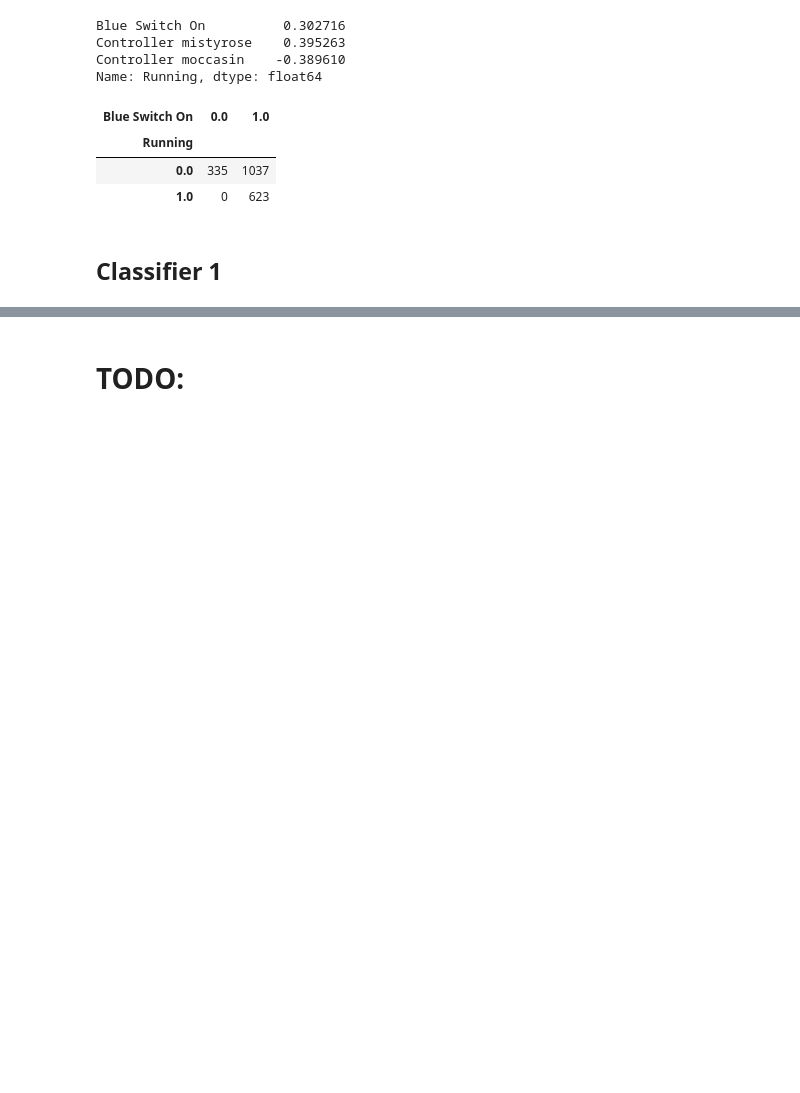
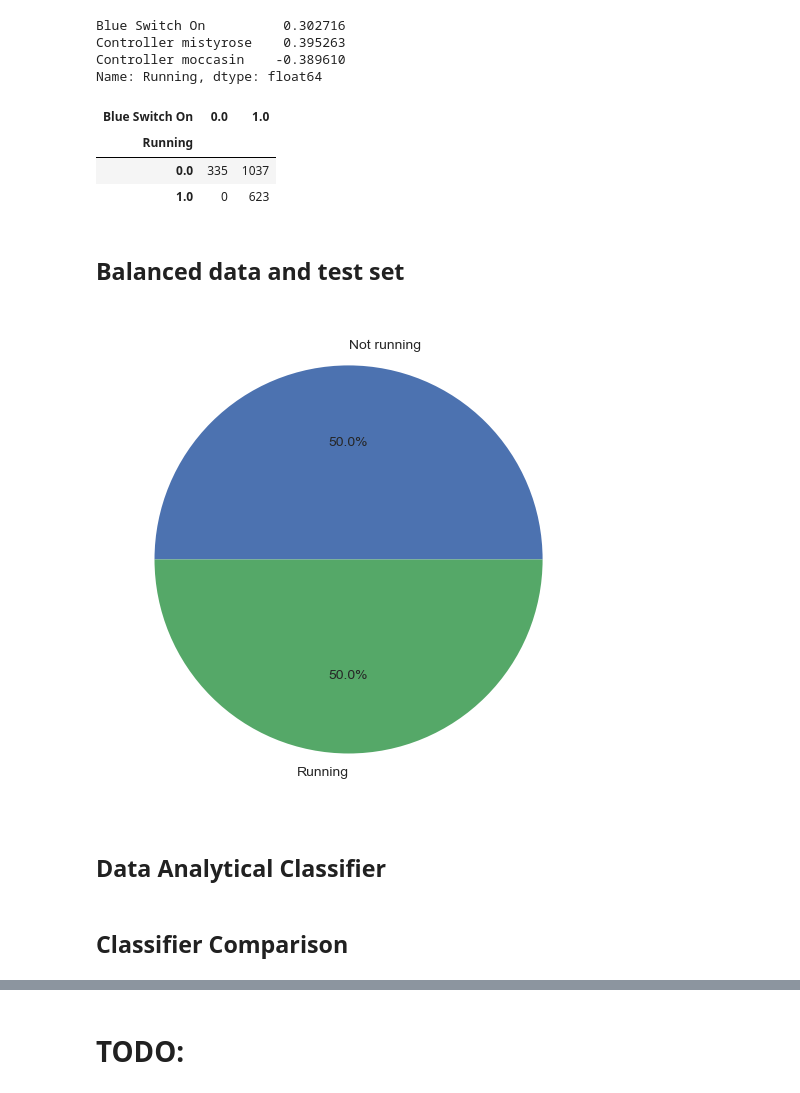
Before and after one commit to maxstollmayer/ML-Challenges, a Jupyter notebook: Challenge-1/Main Notebook.ipynb, the cells around one changed output, grey strips where cells are left out. Drawn from its saved outputs; the diff is of its cells as text; code cells hidden in the pictures; blank space fills up the shorter version.

```diff
--- a/Challenge-1/Main Notebook.ipynb
+++ b/Challenge-1/Main Notebook.ipynb
@@ -148,3 +155,13 @@ pd.crosstab(cleanData["Running"], cleanData["Blue Switch On"])
 | Running |  |  |
 | 0.0 | 335 | 1037 |
 | 1.0 | 0 | 623 |
+# %% [markdown]
+## Balanced data and test set
+# %%
+copyAmount = cleanData.shape[0] - 2 * cleanData[cleanData["Running"] == 1].shape[0]
+balancedData = cleanData.append(cleanData[cleanData["Running"] == 1].sample(copyAmount, replace=True))
+balancedData.reset_index(drop=True)
+balancedData["Running"].value_counts().plot(kind="pie", labels=["Not running", "Running"], label="", autopct="%0.1f%%")
+plt.show()
+# %% [output]
+[figure, added]
@@ -150,0 +175,2 @@ pd.crosstab(cleanData["Running"], cleanData["Blue Switch On"])
+# %% [markdown]
+## Data Analytical Classifier
@@ -151,2 +204,2 @@ pd.crosstab(cleanData["Running"], cleanData["Blue Switch On"])
 # %% [markdown]
-## Classifier 1
+## Classifier Comparison
```
Also changed, not shown: parts of 23 cells of this notebook.
